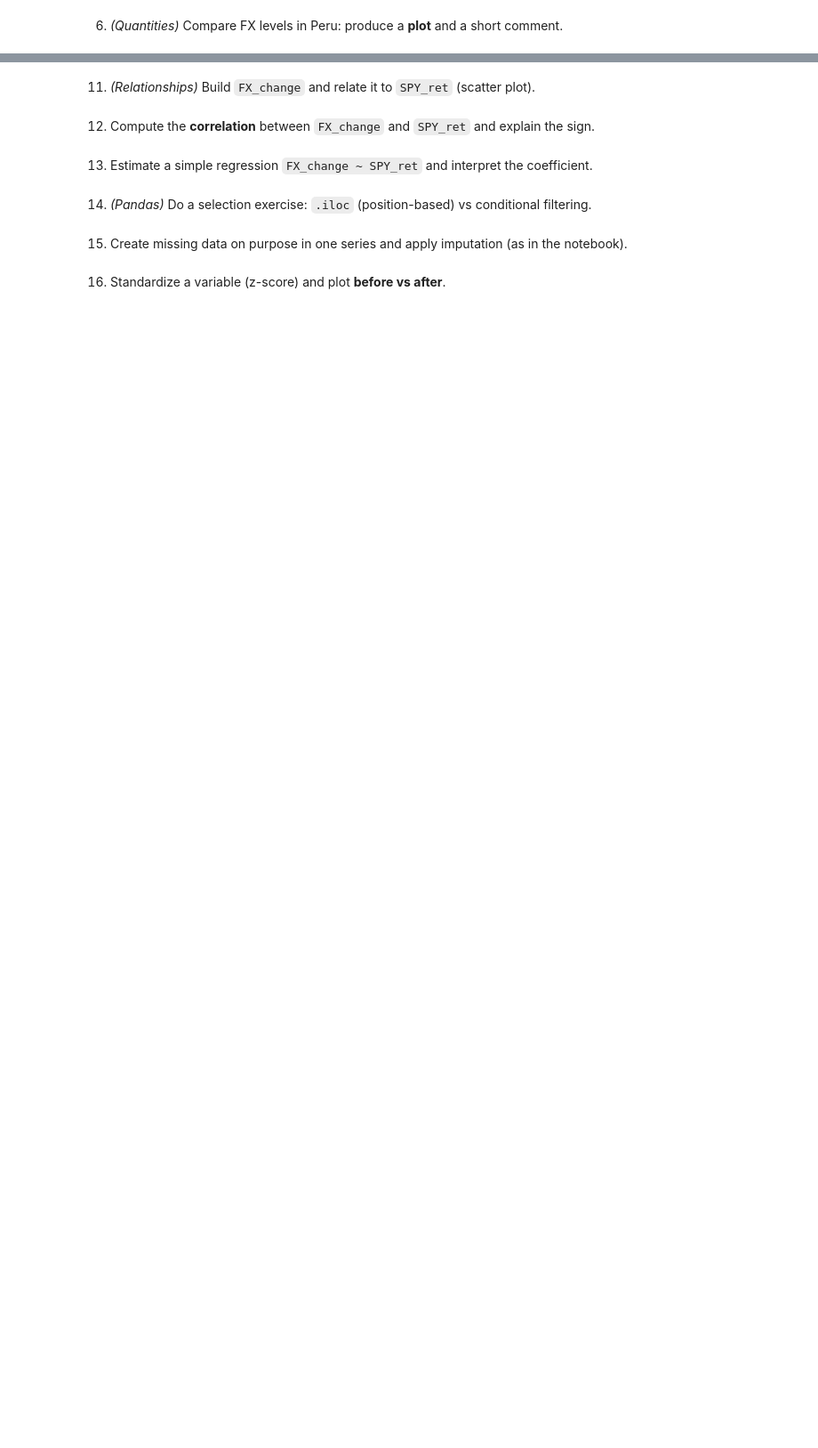
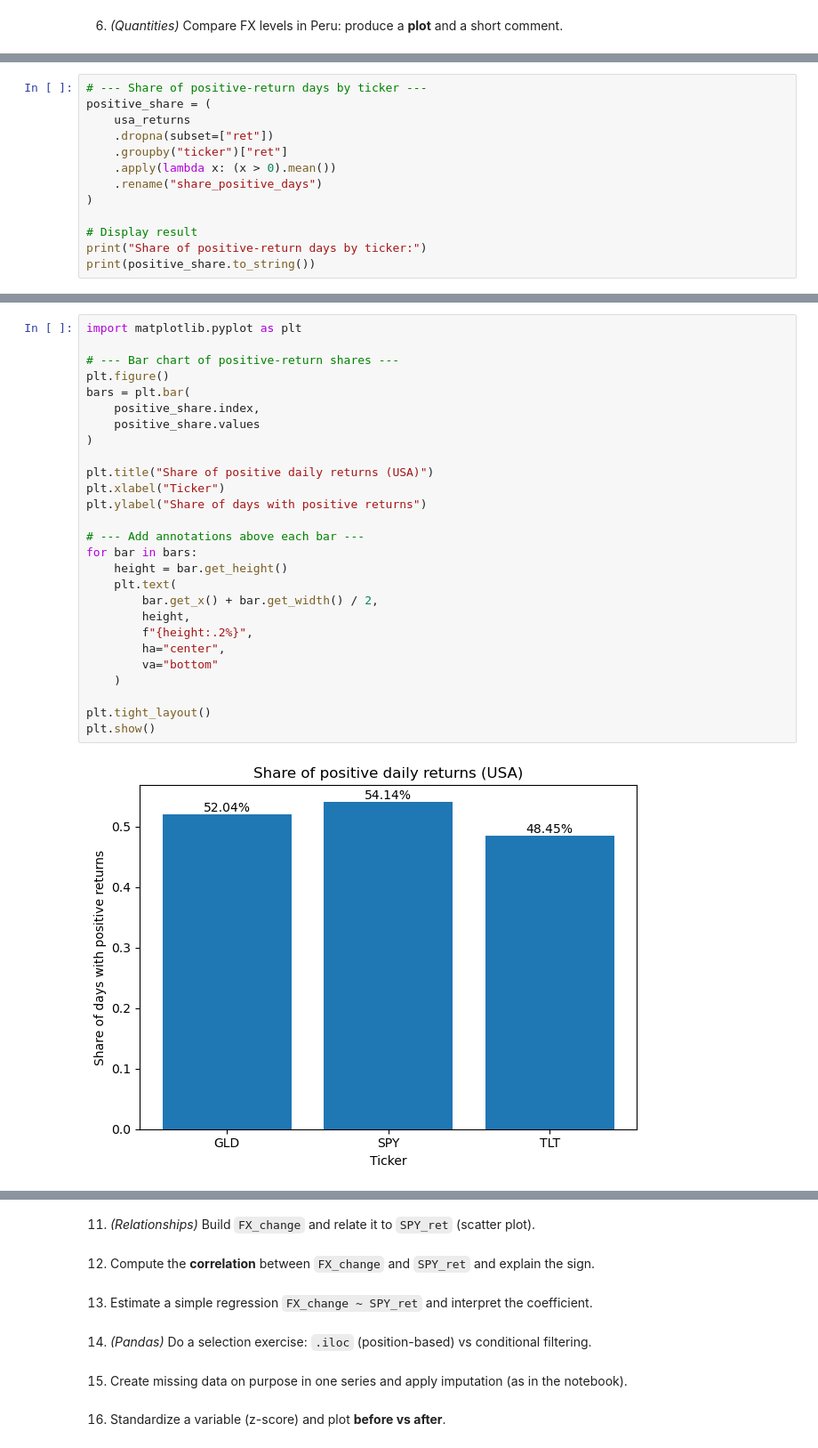
Before and after one commit to EduardoLG39/FinLab, a Jupyter notebook: homeworks/Assignment_3/group_9_ass_3_2026_folder/group_9_ass_3_2026_p1p2.ipynb, the cells around one changed output, grey strips where cells are left out. Shown at 89% size. Saved outputs shown, nothing was run; the diff lists cells and outputs as text; blank space fills up the shorter version.

```diff
--- a/homeworks/Assignment_3/group_9_ass_3_2026_folder/group_9_ass_3_2026_p1p2.ipynb
+++ b/homeworks/Assignment_3/group_9_ass_3_2026_folder/group_9_ass_3_2026_p1p2.ipynb
@@ -341,0 +364,13 @@ US assets with returns — preview:
+# %%
+# --- Share of positive-return days by ticker ---
+positive_share = (
+    usa_returns
+    .dropna(subset=["ret"])
+    .groupby("ticker")["ret"]
+    .apply(lambda x: (x > 0).mean())
+    .rename("share_positive_days")
+)
+
+# Display result
+print("Share of positive-return days by ticker:")
+print(positive_share.to_string())
@@ -343,0 +389,29 @@ US assets with returns — preview:
+# %%
+import matplotlib.pyplot as plt
+
+# --- Bar chart of positive-return shares ---
+plt.figure()
+bars = plt.bar(
+    positive_share.index,
+    positive_share.values
+)
+
+plt.title("Share of positive daily returns (USA)")
+plt.xlabel("Ticker")
+plt.ylabel("Share of days with positive returns")
+
+# --- Add annotations above each bar ---
+for bar in bars:
+    height = bar.get_height()
+    plt.text(
+        bar.get_x() + bar.get_width() / 2,
+        height,
+        f"{height:.2%}",
+        ha="center",
+        va="bottom"
+    )
+
+plt.tight_layout()
+plt.show()
+# %% [output]
+[figure, added]
```
Also changed, not shown: parts of 16 cells of this notebook.
